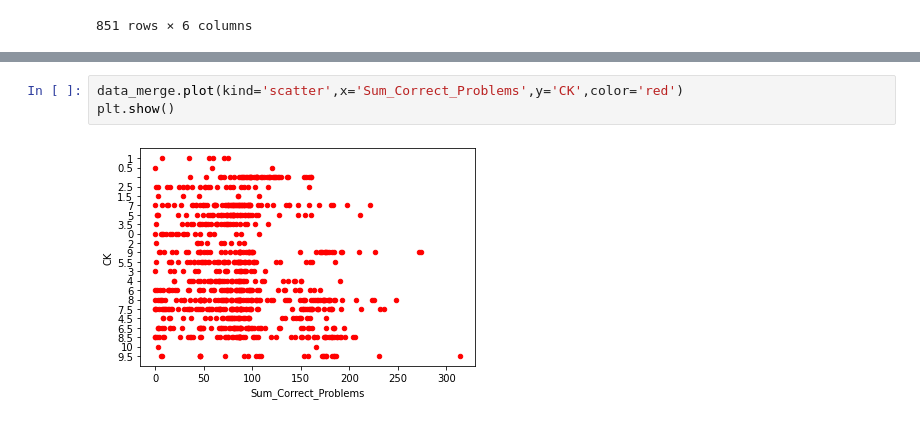
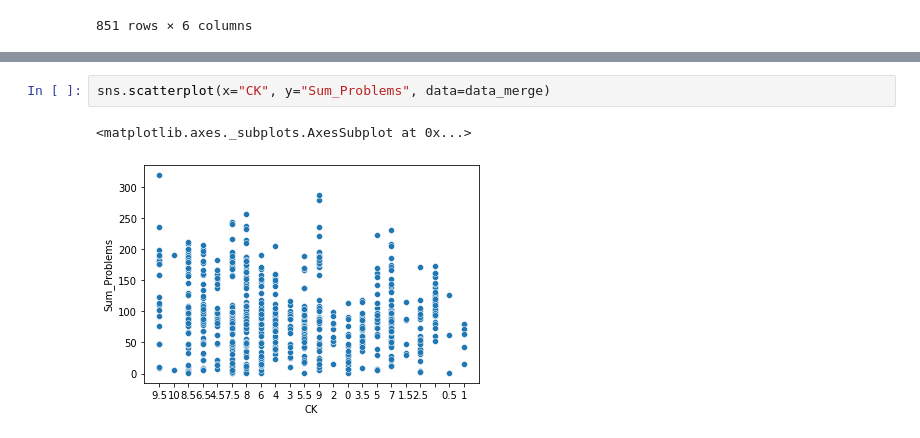
Before and after one commit to PhanTung-06/CS114.L21, a Jupyter notebook: ProcessDataWecode/data_discovery.ipynb, the cells around one changed output, grey strips where cells are left out. Cells and saved outputs as stored; diff of their text form.

```diff
--- a/ProcessDataWecode/data_discovery.ipynb
+++ b/ProcessDataWecode/data_discovery.ipynb
@@ -280,5 +265,5 @@ plt.show()
-# %%
-data_merge.plot(kind='scatter',x='Sum_Correct_Problems',y='CK',color='red')
-plt.show()
-# %% [output]
-[figure, removed]
+# %%
+sns.scatterplot(x="CK", y="Sum_Problems", data=data_merge)
+# %% [output]
+<matplotlib.axes._subplots.AxesSubplot at 0x...>
+[figure, added]
```
Also changed, not shown: parts of 6 cells of this notebook.
